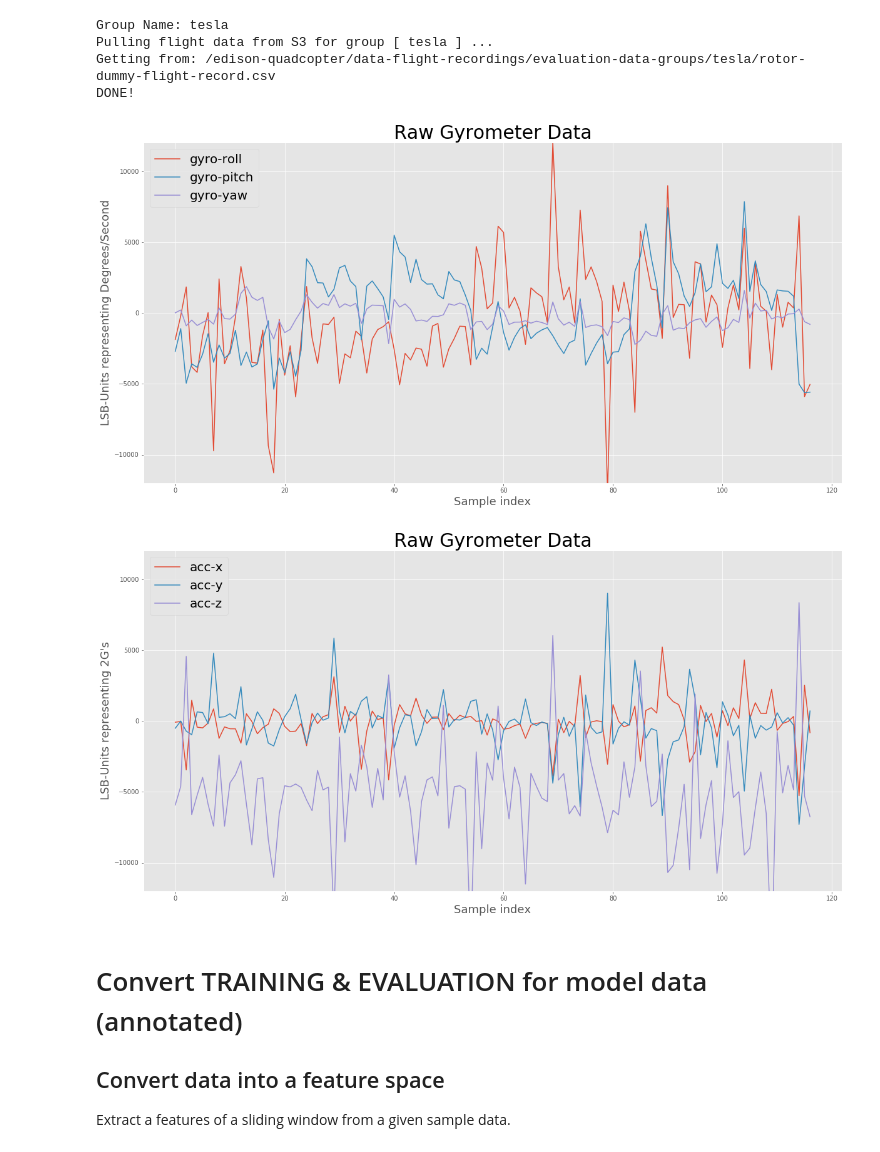
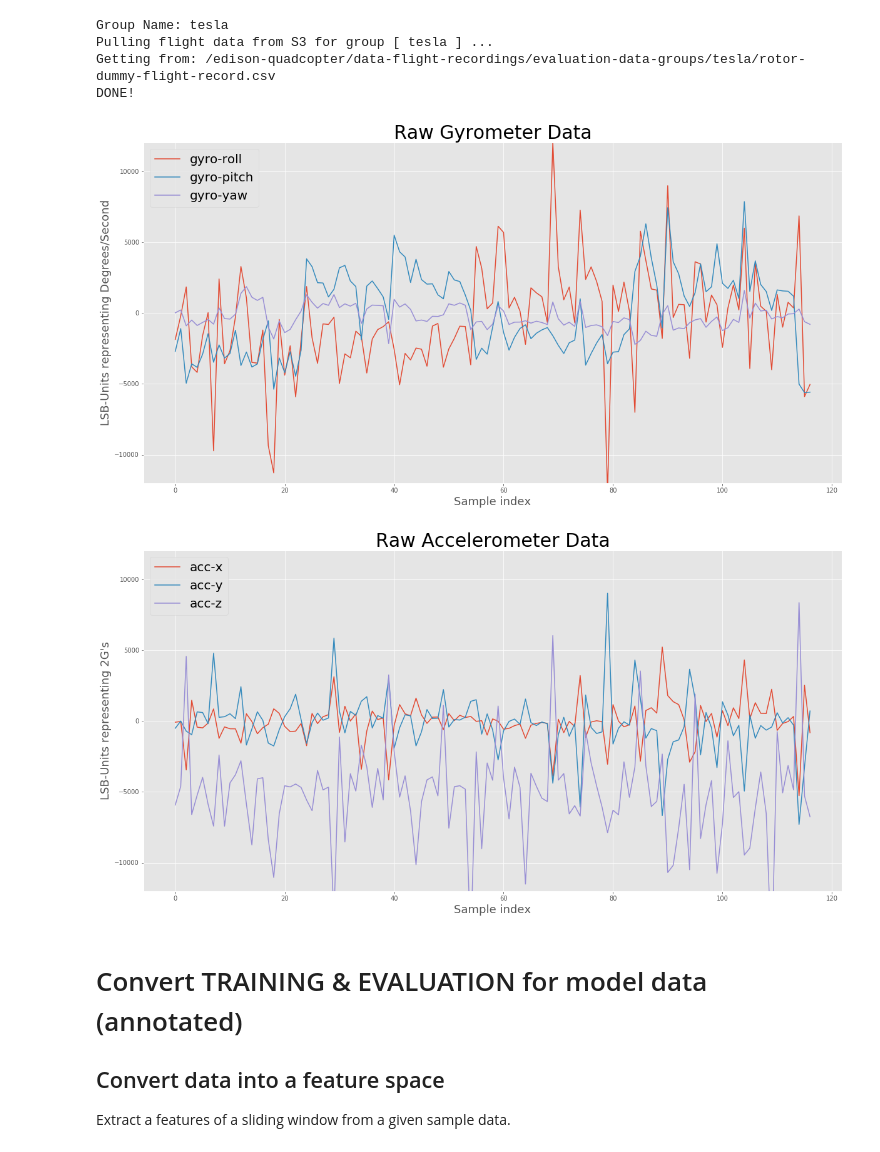
Before and after one commit to mldelaro/quadcopter-activity-recognition-lab, a Jupyter notebook: quadcopter-activity-recognition.ipynb, the cells around one changed output. Drawn from its saved outputs; the diff is of its cells as text; code cells hidden in the pictures.

```diff
--- a/quadcopter-activity-recognition.ipynb
+++ b/quadcopter-activity-recognition.ipynb
@@ -50,48 +51,48 @@ DONE!
 import csv
 import os
 
-def ensure_dir(file_path):
-    directory = os.path.dirname(file_path)
-    if not os.path.exists(directory):
-        os.makedirs(directory)
+# def ensure_dir(file_path):
+#     directory = os.path.dirname(file_path)
+#     if not os.path.exists(directory):
+#         os.makedirs(directory)
 
-def extract_label_sets_from_file(data_filepath, destination_dir):
-    labelled_file = open(data_filepath, 'r')
+# def extract_label_sets_from_file(data_filepath, destination_dir):
+#     labelled_file = open(data_filepath, 'r')
 
-    csv_columns = ['gyro_roll','gyro_pitch','gyro_yaw','acc_x','acc_y','acc_z']
+#     csv_columns = ['gyro_roll','gyro_pitch','gyro_yaw','acc_x','acc_y','acc_z']
 
-    running_index = 0
-    running_label = ''
-    running_sample_index = {}
-    running_sample_filename = ''
-    labelled_row_reader = csv.DictReader(labelled_file)
-    for labelled_row in labelled_row_reader:
-        if(running_label != labelled_row['label']):
-            # Iterate sample file index for the current label
-            running_label = labelled_row['label']
-            if running_label in running_sample_index.keys():
-                running_sample_index[running_label] = running_sample_index[running_label] + 1;
-            else:
-                running_sample_index[running_label] = 0;
-            running_index = 0;
-            running_sample_filename = destination_dir + '/' + running_label + '/' + running_label + '-sample-' + str(running_sample_index[running_label]) + '.csv'
-            ensure_dir(running_sample_filename)
-            running_sample_file = open(running_sample_filename, 'w')
-            running_sample_file.write(','.join(csv_columns) + '\n')
-            running_sample_file.write(labelled_row['gyro_roll']
-                                + ',' + labelled_row['gyro_pitch']
-                                + ',' + labelled_row['gyro_yaw']
-                                + ',' + labelled_row['acc_x']
-                                + ',' + labelled_row['acc_y']
-                                + ',' + labelled_row['acc_z'] + '\n')
-        else:
-            running_index = running_index + 1
-            running_sample_file.write(labelled_row['gyro_roll']
-                                + ',' + labelled_row['gyro_pitch']
-                                + ',' + labelled_row['gyro_yaw']
-                                + ',' + labelled_row['acc_x']
-                                + ',' + labelled_row['acc_y']
-                                + ',' + labelled_row['acc_z'] + '\n')
+#     running_index = 0
+#     running_label = ''
+#     running_sample_index = {}
+#     running_sample_filename = ''
+#     labelled_row_reader = csv.DictReader(labelled_file)
+#     for labelled_row in labelled_row_reader:
+#         if(running_label != labelled_row['label']):
+#             # Iterate sample file index for the current label
+#             running_label = labelled_row['label']
+#             if running_label in running_sample_index.keys():
+#                 running_sample_index[running_label] = running_sample_index[running_label] + 1;
+#             else:
+#                 running_sample_index[running_label] = 0;
+#             running_index = 0;
+#             running_sample_filename = destination_dir + '/' + running_label + '/' + running_label + '-sample-' + str(running_sample_index[running_label]) + '.csv'
+#             ensure_dir(running_sample_filename)
+#             running_sample_file = open(running_sample_filename, 'w')
+#             running_sample_file.write(','.join(csv_columns) + '\n')
+#             running_sample_file.write(labelled_row['gyro_roll']
+#                                 + ',' + labelled_row['gyro_pitch']
+#                                 + ',' + labelled_row['gyro_yaw']
+#                                 + ',' + labelled_row['acc_x']
+#                                 + ',' + labelled_row['acc_y']
+#                                 + ',' + labelled_row['acc_z'] + '\n')
+#         else:
+#             running_index = running_index + 1
+#             running_sample_file.write(labelled_row['gyro_roll']
+#                                 + ',' + labelled_row['gyro_pitch']
+#                                 + ',' + labelled_row['gyro_yaw']
+#                                 + ',' + labelled_row['acc_x']
+#                                 + ',' + labelled_row['acc_y']
+#                                 + ',' + labelled_row['acc_z'] + '\n')
 
 %matplotlib inline
 
@@ -100,45 +101,47 @@ import numpy as np
 import matplotlib.pyplot as plt
 from csv import reader
 
-pylab.rcParams['figure.figsize'] = (20, 10)
+matplotlib.rcParams['figure.figsize'] = (20, 10)
 matplotlib.rcParams['toolbar'] = 'toolbar2'
 
 def graph_raw_flight_record_data(data_filepath):
     with open(data_filepath) as raw_flight_record:
         raw_imu_data = list(reader(raw_flight_record))
+        global FLIGHT_RECORD_LENGTH
+        FLIGHT_RECORD_LENGTH = len(raw_imu_data)
     plt.style.use('ggplot')
     gyro_roll = [int(i[0]) for i in raw_imu_data[1::]]
     gyro_pitch = [int(i[1]) for i in raw_imu_data[1::]]
     gyro_yaw = [int(i[2]) for i in raw_imu_data[1::]]
     x_t_index = range(1, len(gyro_roll))
     plt.ion()
     plt.plot(gyro_roll)
     plt.plot(gyro_pitch)
     plt.plot(gyro_yaw)
     plt.gca().set_ylim([-12000, 12000])
     plt.legend(['gyro-roll', 'gyro-pitch', 'gyro-yaw'], fontsize=20)
     plt.title('Raw Gyrometer Data', fontsize=30)
     plt.xlabel('Sample index', fontsize=18)
     plt.ylabel('LSB-Units representing Degrees/Second', fontsize=18)
     plt.show()
 
     acc_x = [int(i[3]) for i in raw_imu_data[1::]]
     acc_y = [int(i[4]) for i in raw_imu_data[1::]]
     acc_z = [int(i[5]) for i in raw_imu_data[1::]]
     plt.plot(acc_x)
     plt.plot(acc_y)
     plt.plot(acc_z)
     plt.gca().set_ylim([-12000, 12000])
     plt.legend(['acc-x', 'acc-y', 'acc-z'], fontsize=20)
-    plt.title('Raw Gyrometer Data', fontsize=30)
+    plt.title('Raw Accelerometer Data', fontsize=30)
     plt.xlabel('Sample index', fontsize=18)
     plt.ylabel('LSB-Units representing 2G\'s', fontsize=18)
     plt.show()
 
 graph_raw_flight_record_data(GROUP_FLIGH_RECORDING_FILEPATH)
 # %% [output]
 [figure]
-[figure, old version]
+[figure, new version]
 # %% [markdown]
 # Convert TRAINING & EVALUATION for model data (annotated)
 
```
Also changed, not shown: parts of 5 cells of this notebook, 2 other files.
